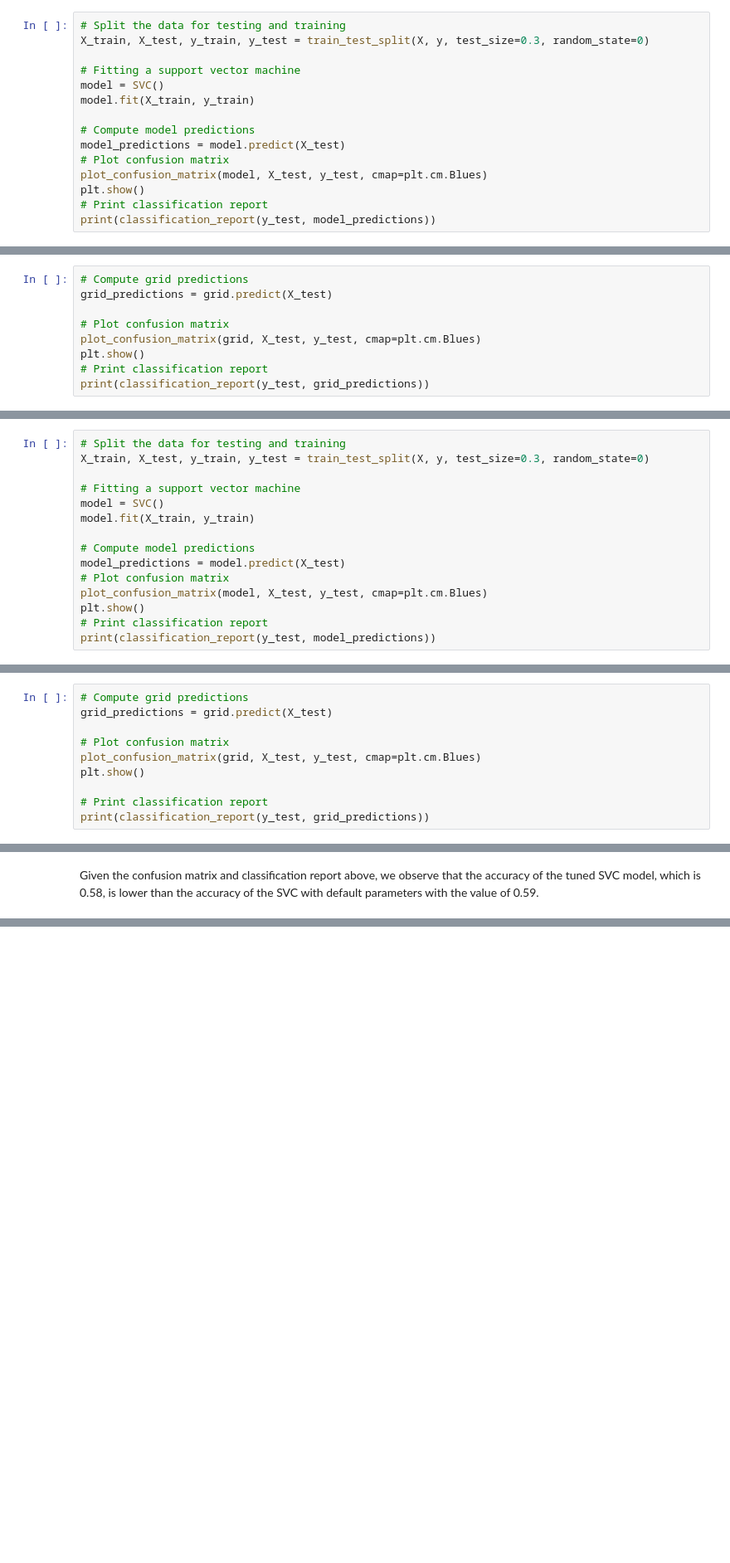
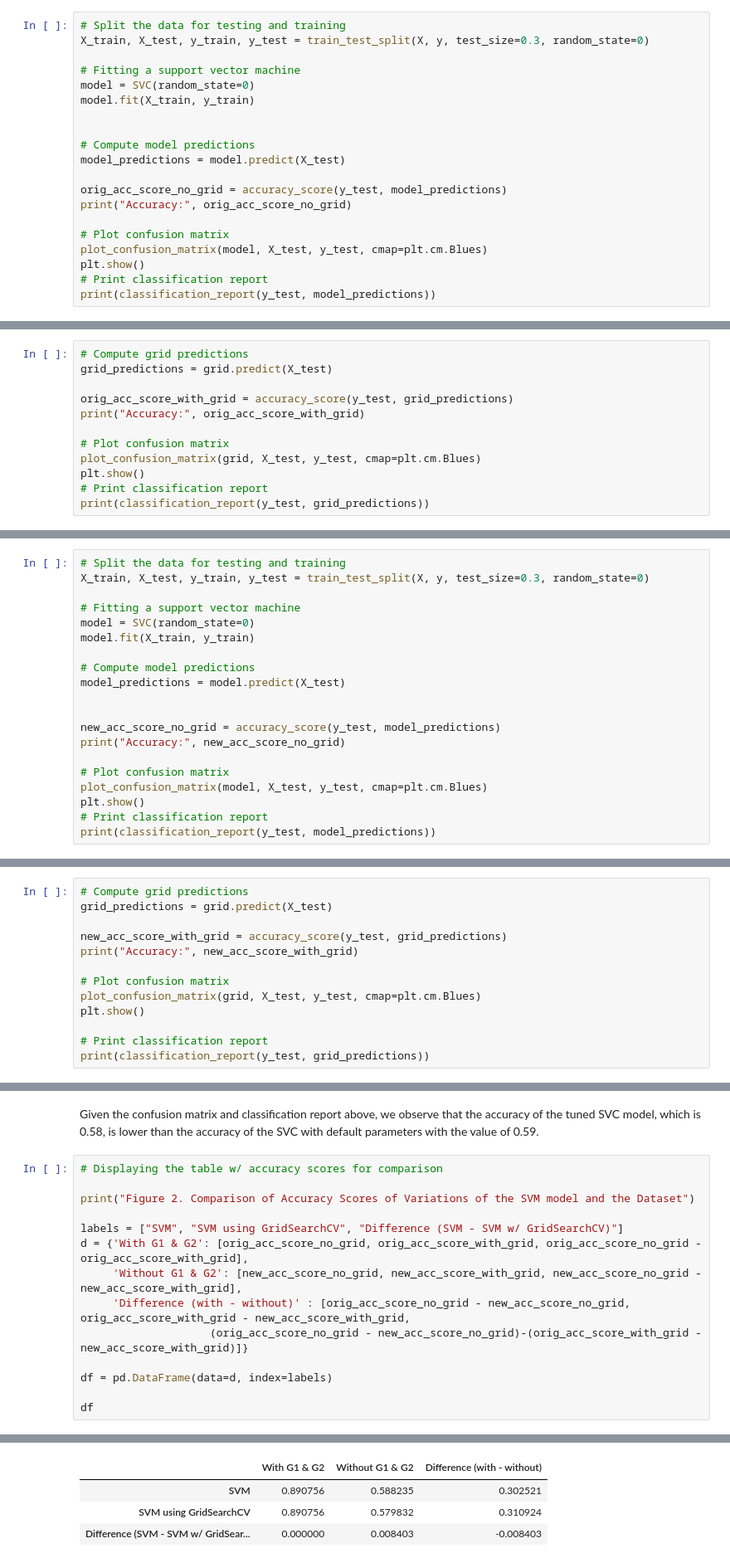
Before and after one commit to renzovirtucio/CS-180-Machine-Problem, a Jupyter notebook: Cruel, Nathan and Virtucio, Renzo - CS 180 Machine Problem.ipynb, the cells around one changed output, grey strips where cells are left out. Shown at 83% size. Saved outputs shown, nothing was run; the diff lists cells and outputs as text; blank space fills up the shorter version.

Commit message:
Elaborated on Cross Validation + Analysis & Conclusion
Showed the cross validation process of GridSearchCV. Made a table in analysis. Provided a conclusion regarding G1 & G2.

```diff
--- a/Cruel, Nathan and Virtucio, Renzo - CS 180 Machine Problem.ipynb
+++ b/Cruel, Nathan and Virtucio, Renzo - CS 180 Machine Problem.ipynb
@@ -273,11 +278,16 @@ We observe that the variance inflation factor of the principal components are no
 X_train, X_test, y_train, y_test = train_test_split(X, y, test_size=0.3, random_state=0)
 
 # Fitting a support vector machine
-model = SVC()
+model = SVC(random_state=0)
 model.fit(X_train, y_train)
+
 
 # Compute model predictions
 model_predictions = model.predict(X_test)
+
+orig_acc_score_no_grid = accuracy_score(y_test, model_predictions)
+print("Accuracy:", orig_acc_score_no_grid)
+
 # Plot confusion matrix
 plot_confusion_matrix(model, X_test, y_test, cmap=plt.cm.Blues)
 plt.show()
@@ -332,6 +369,9 @@ The SVC model tuned by GridSearchCV has parameters C=10, gamma=1 and kernel='lin
 # %%
 # Compute grid predictions
 grid_predictions = grid.predict(X_test)
+
+orig_acc_score_with_grid = accuracy_score(y_test, grid_predictions)
+print("Accuracy:", orig_acc_score_with_grid)
 
 # Plot confusion matrix
 plot_confusion_matrix(grid, X_test, y_test, cmap=plt.cm.Blues)
@@ -465,11 +510,16 @@ We observe that the variance inflation factor of the principal components are no
 X_train, X_test, y_train, y_test = train_test_split(X, y, test_size=0.3, random_state=0)
 
 # Fitting a support vector machine
-model = SVC()
+model = SVC(random_state=0)
 model.fit(X_train, y_train)
 
 # Compute model predictions
 model_predictions = model.predict(X_test)
+
+
+new_acc_score_no_grid = accuracy_score(y_test, model_predictions)
+print("Accuracy:", new_acc_score_no_grid)
+
 # Plot confusion matrix
 plot_confusion_matrix(model, X_test, y_test, cmap=plt.cm.Blues)
 plt.show()
@@ -523,6 +601,9 @@ The SVC model tuned by GridSearchCV has parameters C=10, gamma=1 and kernel='lin
 # %%
 # Compute grid predictions
 grid_predictions = grid.predict(X_test)
+
+new_acc_score_with_grid = accuracy_score(y_test, grid_predictions)
+print("Accuracy:", new_acc_score_with_grid)
 
 # Plot confusion matrix
 plot_confusion_matrix(grid, X_test, y_test, cmap=plt.cm.Blues)
@@ -543,2 +625,17 @@ weighted avg       0.58      0.58      0.58       119
 # %% [markdown]
 Given the confusion matrix and classification report above, we observe that the accuracy of the tuned SVC model, which is 0.58, is lower than the accuracy of the SVC with default parameters with the value of 0.59.
+# %%
+# Displaying the table w/ accuracy scores for comparison
+
+print("Figure 2. Comparison of Accuracy Scores of Variations of the SVM model and the Dataset")
+
+labels = ["SVM", "SVM using GridSearchCV", "Difference (SVM - SVM w/ GridSearchCV)"]
+d = {'With G1 & G2': [orig_acc_score_no_grid, orig_acc_score_with_grid, orig_acc_score_no_grid - orig_acc_score_with_grid],
+     'Without G1 & G2': [new_acc_score_no_grid, new_acc_score_with_grid, new_acc_score_no_grid - new_acc_score_with_grid],
+     'Difference (with - without)' : [orig_acc_score_no_grid - new_acc_score_no_grid, orig_acc_score_with_grid - new_acc_score_with_grid,
+                    (orig_acc_score_no_grid - new_acc_score_no_grid)-(orig_acc_score_with_grid - new_acc_score_with_grid)]}
+
+df = pd.DataFrame(data=d, index=labels)
+
+df
+# %% [output]
@@ -544,0 +643,4 @@ Given the confusion matrix and classification report above, we observe that the
+|  | With G1 & G2 | Without G1 & G2 | Difference (with - without) |
+| SVM | 0.890756 | 0.588235 | 0.302521 |
+| SVM using GridSearchCV | 0.890756 | 0.579832 | 0.310924 |
+| Difference (SVM - SVM w/ GridSear... | 0.000000 | 0.008403 | -0.008403 |
```
Also changed, not shown: parts of 27 cells of this notebook.
